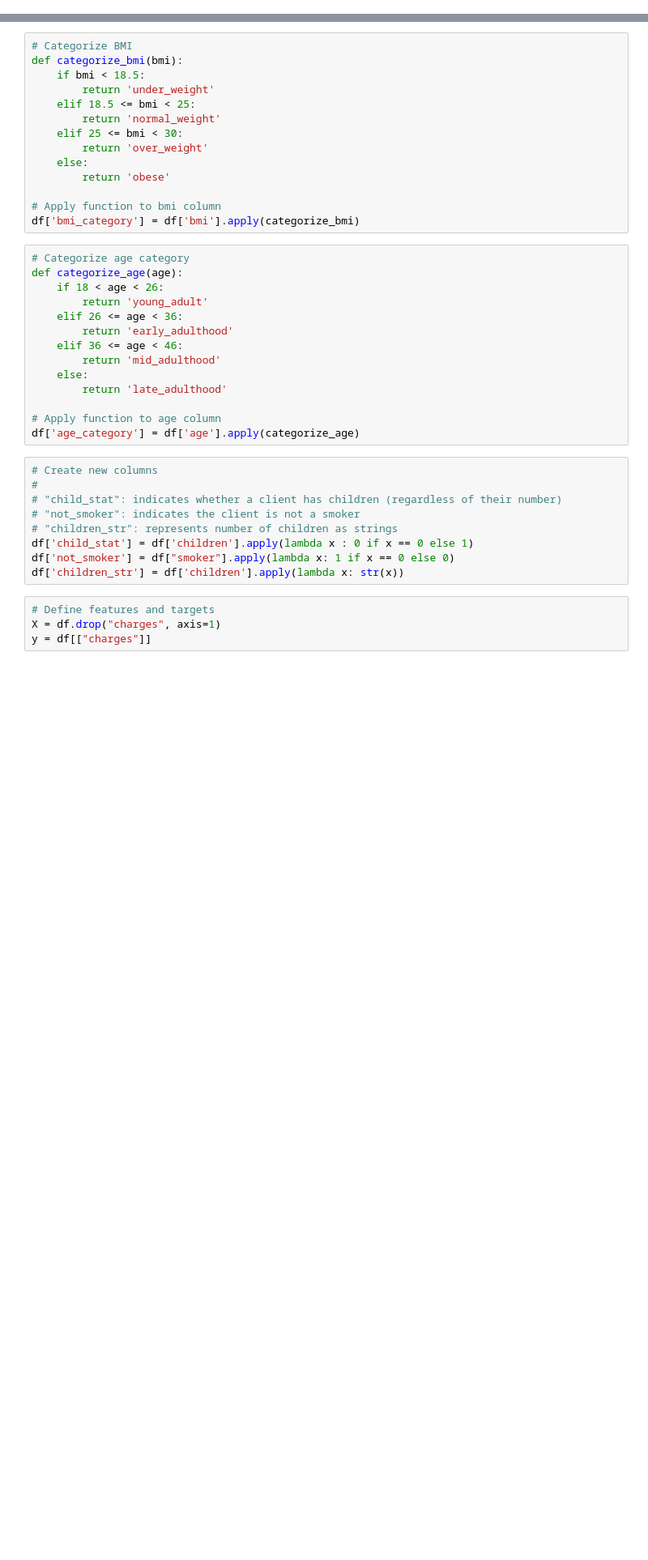
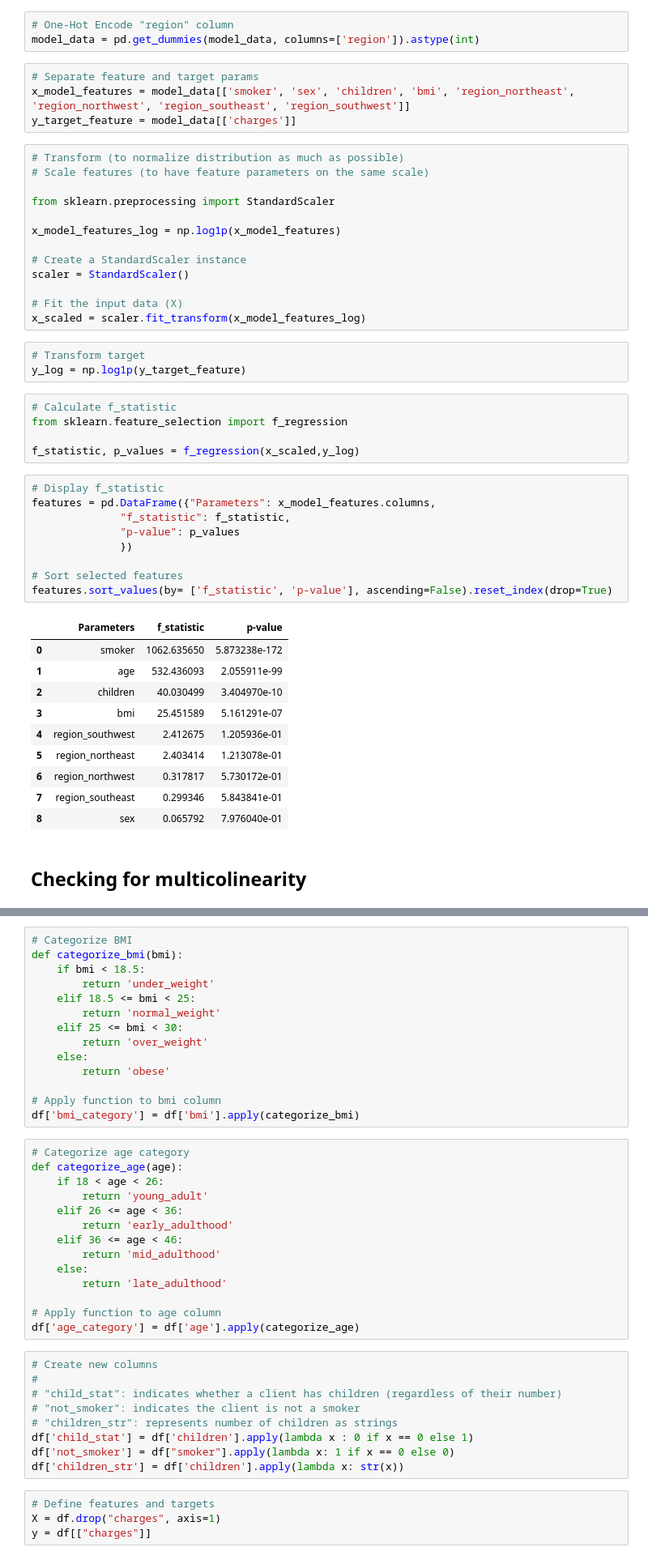
Before and after one commit to MichAdebayo/simplon_insurance_price_prediction, a Jupyter notebook: data_model_final.ipynb, the cells around one changed output, grey strips where cells are left out. Shown at 81% size. Drawn from its saved outputs; the diff is of its cells as text; blank space fills up the shorter version.

```diff
--- a/data_model_final.ipynb
+++ b/data_model_final.ipynb
@@ -16,0 +27,50 @@ df = df[['charges', 'smoker', 'age', 'children', 'bmi', 'region']]
+# %%
+# One-Hot Encode "region" column
+model_data = pd.get_dummies(model_data, columns=['region']).astype(int)
+# %%
+# Separate feature and target params
+x_model_features = model_data[['smoker', 'sex', 'children', 'bmi', 'region_northeast', 'region_northwest', 'region_southeast', 'region_southwest']]
+y_target_feature = model_data[['charges']]
+# %%
+# Transform (to normalize distribution as much as possible)
+# Scale features (to have feature parameters on the same scale)
+
+from sklearn.preprocessing import StandardScaler
+
+x_model_features_log = np.log1p(x_model_features)
+
+# Create a StandardScaler instance
+scaler = StandardScaler()
+
+# Fit the input data (X)
+x_scaled = scaler.fit_transform(x_model_features_log)
+# %%
+# Transform target
+y_log = np.log1p(y_target_feature)
+# %%
+# Calculate f_statistic
+from sklearn.feature_selection import f_regression
+
+f_statistic, p_values = f_regression(x_scaled,y_log)
+# %%
+# Display f_statistic
+features = pd.DataFrame({"Parameters": x_model_features.columns,
+              "f_statistic": f_statistic,
+              "p-value": p_values
+              })
+
+# Sort selected features
+features.sort_values(by= ['f_statistic', 'p-value'], ascending=False).reset_index(drop=True)
+# %% [output]
+|  | Parameters | f_statistic | p-value |
+| 0 | smoker | 1062.635650 | 5.873238e-172 |
+| 1 | age | 532.436093 | 2.055911e-99 |
+| 2 | children | 40.030499 | 3.404970e-10 |
+| 3 | bmi | 25.451589 | 5.161291e-07 |
+| 4 | region_southwest | 2.412675 | 1.205936e-01 |
+| 5 | region_northeast | 2.403414 | 1.213078e-01 |
+| 6 | region_northwest | 0.317817 | 5.730172e-01 |
+| 7 | region_southeast | 0.299346 | 5.843841e-01 |
+| 8 | sex | 0.065792 | 7.976040e-01 |
+# %% [markdown]
+## Checking for multicolinearity
```
Also changed, not shown: parts of 22 cells of this notebook, 1 other file.
